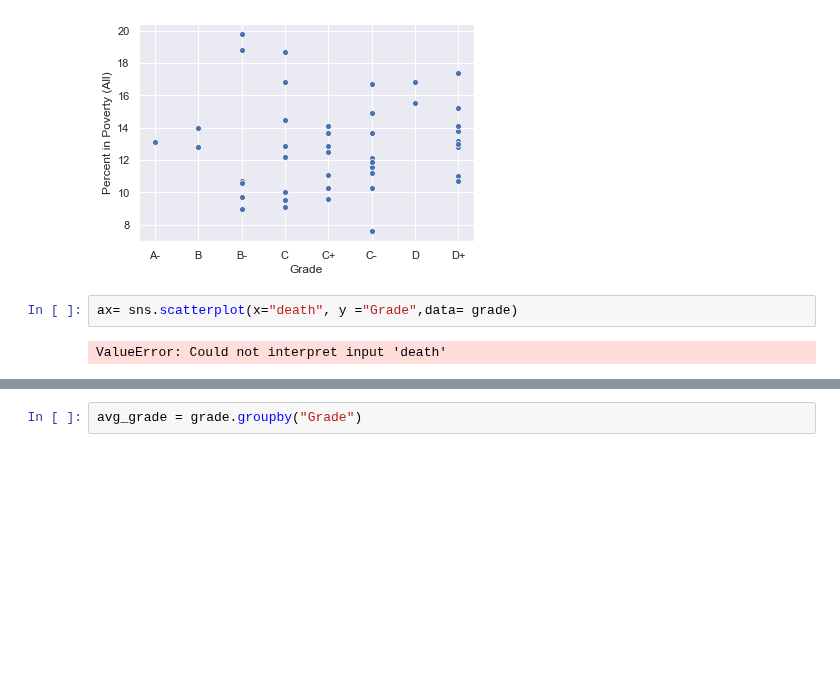
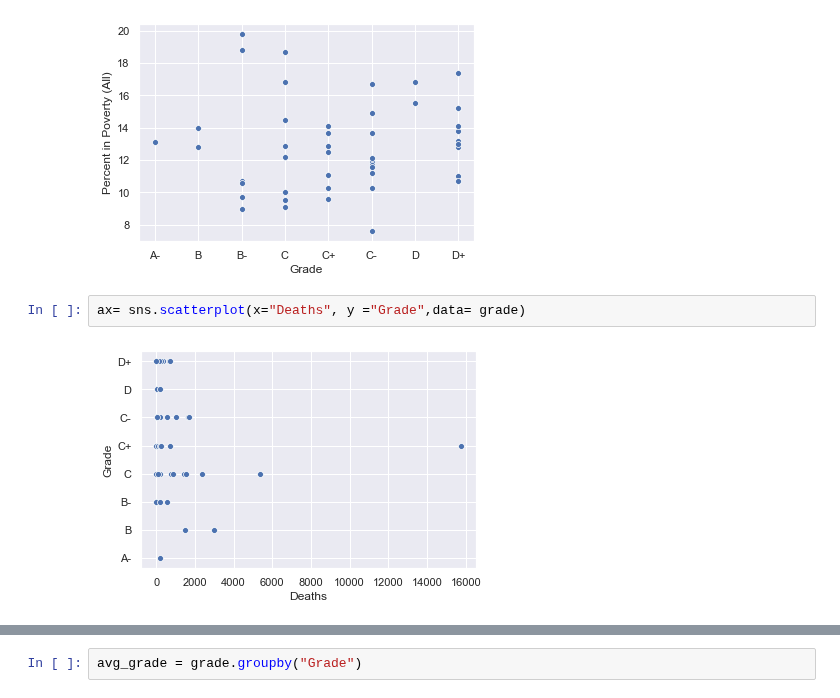
Before and after one commit to lmstevens/Group_Project_1, a Jupyter notebook: Jimmy_Graphics.ipynb, the cells around one changed output, grey strips where cells are left out. Saved outputs shown, nothing was run; the diff lists cells and outputs as text; blank space fills up the shorter version.

```diff
--- a/Jimmy_Graphics.ipynb
+++ b/Jimmy_Graphics.ipynb
@@ -381,7 +315,7 @@ ax= sns.scatterplot(x="Grade", y ="Percent in Poverty (All)",data= grade )
 # %% [output]
 [figure]
 # %%
-ax= sns.scatterplot(x="death", y ="Grade",data= grade)
+ax= sns.scatterplot(x="Deaths", y ="Grade",data= grade)
 # %% [output]
-ValueError: Could not interpret input 'death'
+[figure, added]
 # %%
```
Also changed, not shown: parts of 20 cells of this notebook, 5 other files.
